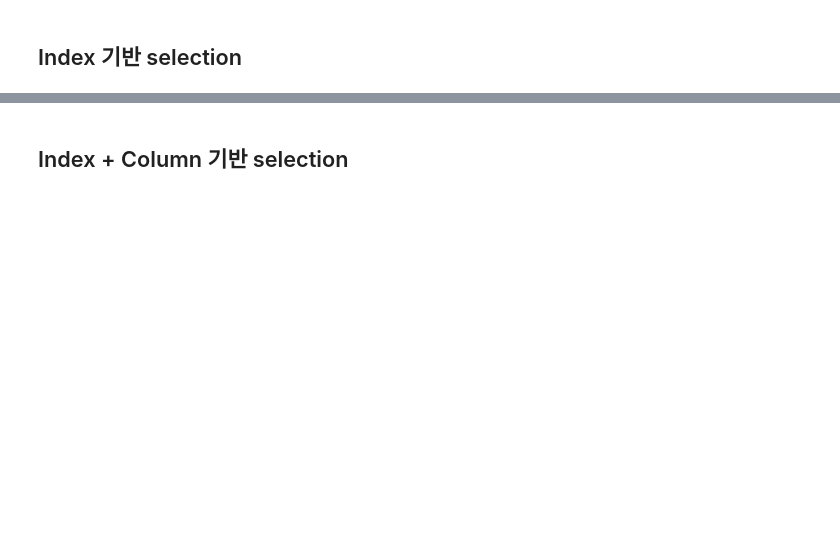
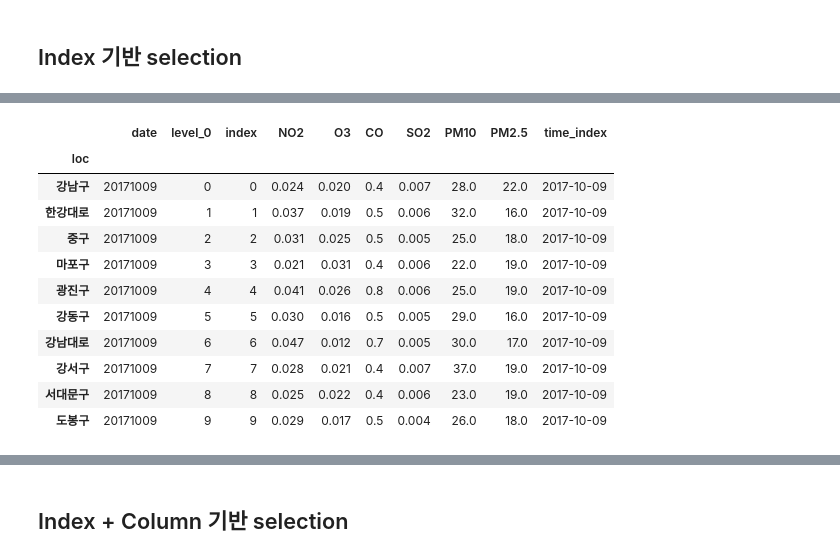
Before and after one commit to sumyeon/python_analytics_atoz, a Jupyter notebook: basic_pandas.ipynb, the cells around one changed output, grey strips where cells are left out. Drawn from its saved outputs; the diff is of its cells as text; code cells hidden in the pictures; blank space fills up the shorter version.

```diff
--- a/basic_pandas.ipynb
+++ b/basic_pandas.ipynb
@@ -345,0 +421,3 @@ idf.head(2)
+# %%
+sdf = idf[idf.date == 20171009].set_index('loc')
+sdf.head(5)
@@ -351,0 +448,15 @@ idf.loc[20171009]
+# %%
+sdf.iloc[0:10]
+# %% [output]
+|  | date | level_0 | index | NO2 | O3 | CO | SO2 | PM10 | PM2.5 | time_index |
+| loc |  |  |  |  |  |  |  |  |  |  |
+| 강남구 | 20171009 | 0 | 0 | 0.024 | 0.020 | 0.4 | 0.007 | 28.0 | 22.0 | 2017-10-09 |
+| 한강대로 | 20171009 | 1 | 1 | 0.037 | 0.019 | 0.5 | 0.006 | 32.0 | 16.0 | 2017-10-09 |
+| 중구 | 20171009 | 2 | 2 | 0.031 | 0.025 | 0.5 | 0.005 | 25.0 | 18.0 | 2017-10-09 |
+| 마포구 | 20171009 | 3 | 3 | 0.021 | 0.031 | 0.4 | 0.006 | 22.0 | 19.0 | 2017-10-09 |
+| 광진구 | 20171009 | 4 | 4 | 0.041 | 0.026 | 0.8 | 0.006 | 25.0 | 19.0 | 2017-10-09 |
+| 강동구 | 20171009 | 5 | 5 | 0.030 | 0.016 | 0.5 | 0.005 | 29.0 | 16.0 | 2017-10-09 |
+| 강남대로 | 20171009 | 6 | 6 | 0.047 | 0.012 | 0.7 | 0.005 | 30.0 | 17.0 | 2017-10-09 |
+| 강서구 | 20171009 | 7 | 7 | 0.028 | 0.021 | 0.4 | 0.007 | 37.0 | 19.0 | 2017-10-09 |
+| 서대문구 | 20171009 | 8 | 8 | 0.025 | 0.022 | 0.4 | 0.006 | 23.0 | 19.0 | 2017-10-09 |
+| 도봉구 | 20171009 | 9 | 9 | 0.029 | 0.017 | 0.5 | 0.004 | 26.0 | 18.0 | 2017-10-09 |
```
Also changed, not shown: parts of 54 cells of this notebook.
